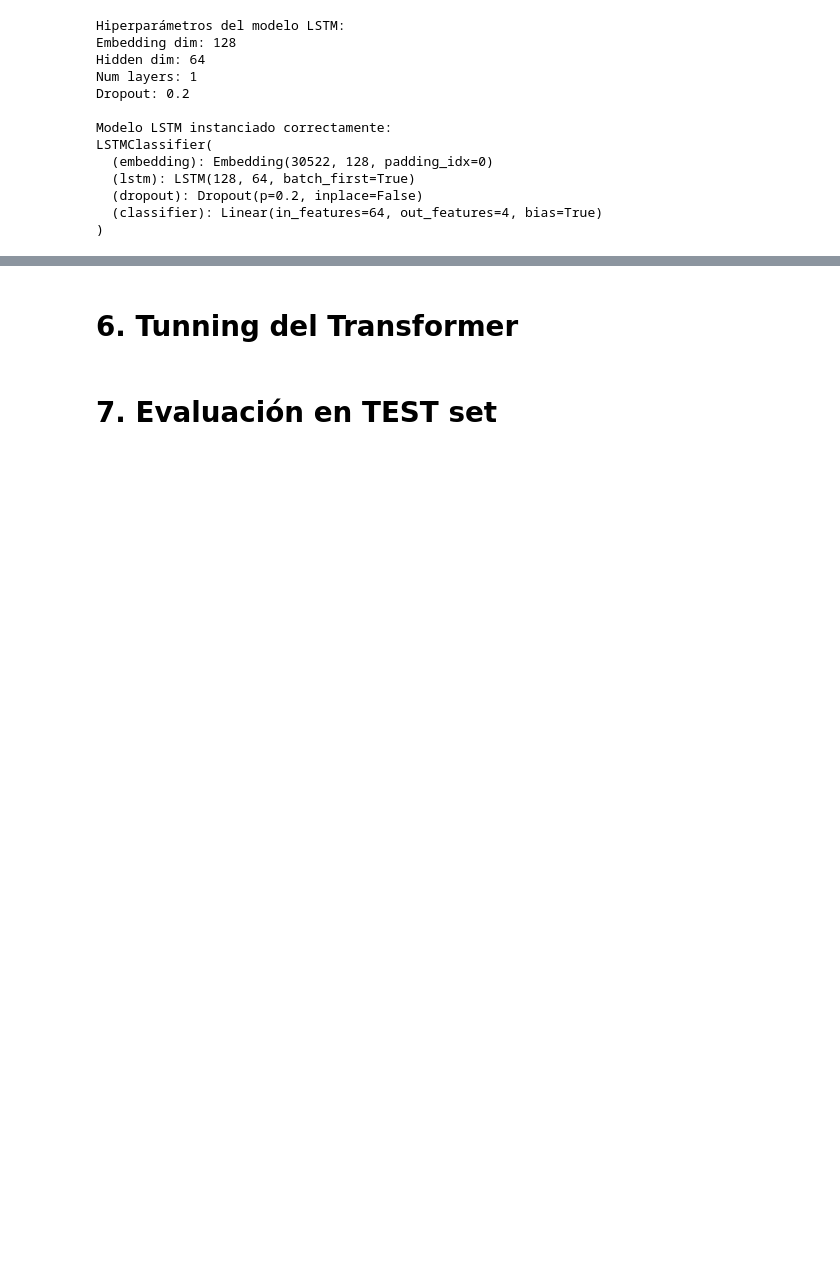
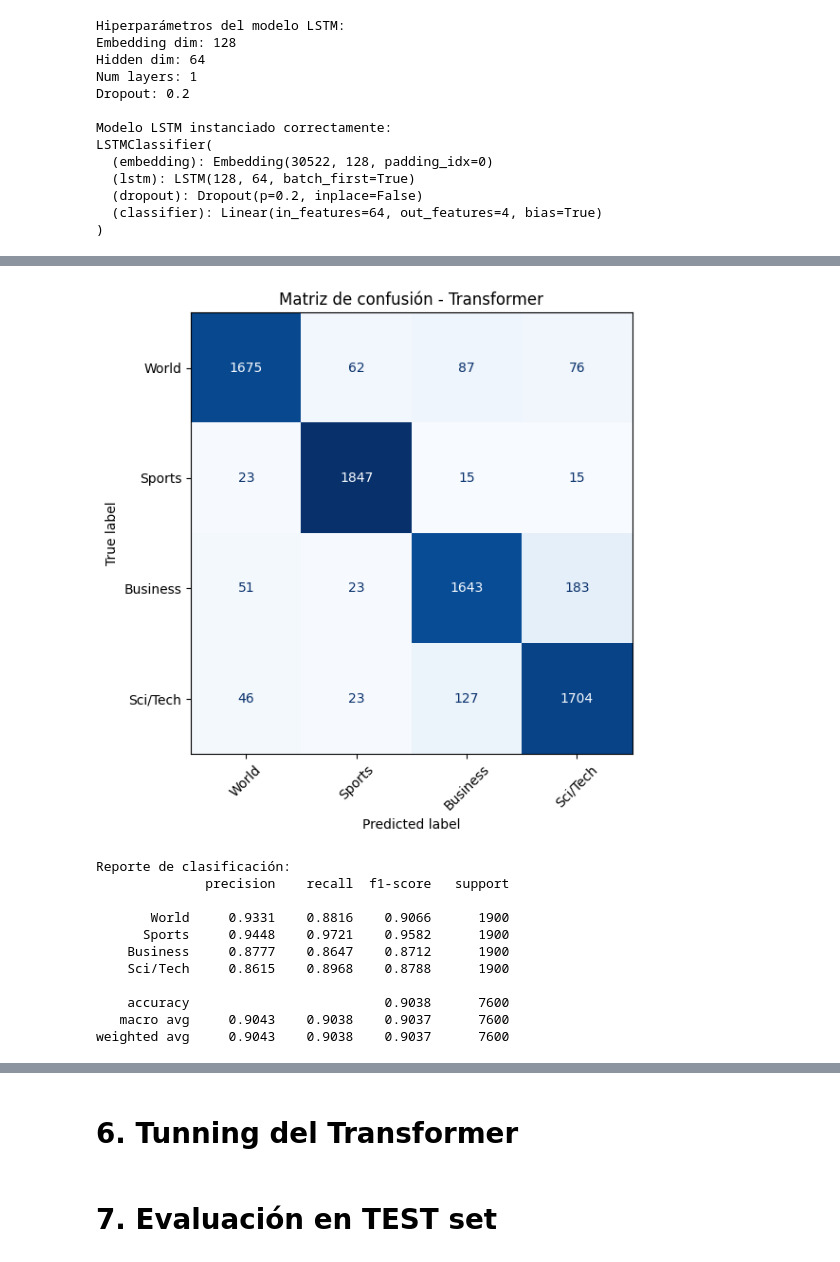
Before and after one commit to jhonattanreales21/nlp_icesi, a Jupyter notebook: unidad_3/Cano_Reales_nlp_with_transformers_&_LSTM.ipynb, the cells around one changed output, grey strips where cells are left out. Cells and saved outputs as stored; diff of their text form; code cells hidden in the pictures; blank space fills up the shorter version.

```diff
--- a/unidad_3/Cano_Reales_nlp_with_transformers_&_LSTM.ipynb
+++ b/unidad_3/Cano_Reales_nlp_with_transformers_&_LSTM.ipynb
@@ -1416,0 +1627,21 @@ Test F1 Macro: 0.9118
+# %%
+# Matriz de confusión del modelo Transformer en test
+plot_confusion_matrix_from_preds(
+    y_true=results["Transformer"]["y_true"],
+    y_pred=results["Transformer"]["y_pred"],
+    class_names=class_names,
+    title="Matriz de confusión - Transformer",
+)
+# %% [output]
+[figure, added]
+Reporte de clasificación:
+              precision    recall  f1-score   support
+
+       World     0.9331    0.8816    0.9066      1900
+      Sports     0.9448    0.9721    0.9582      1900
+    Business     0.8777    0.8647    0.8712      1900
+    Sci/Tech     0.8615    0.8968    0.8788      1900
+
+    accuracy                         0.9038      7600
+   macro avg     0.9043    0.9038    0.9037      7600
+weighted avg     0.9043    0.9038    0.9037      7600
```
Also changed, not shown: parts of 22 cells of this notebook.
